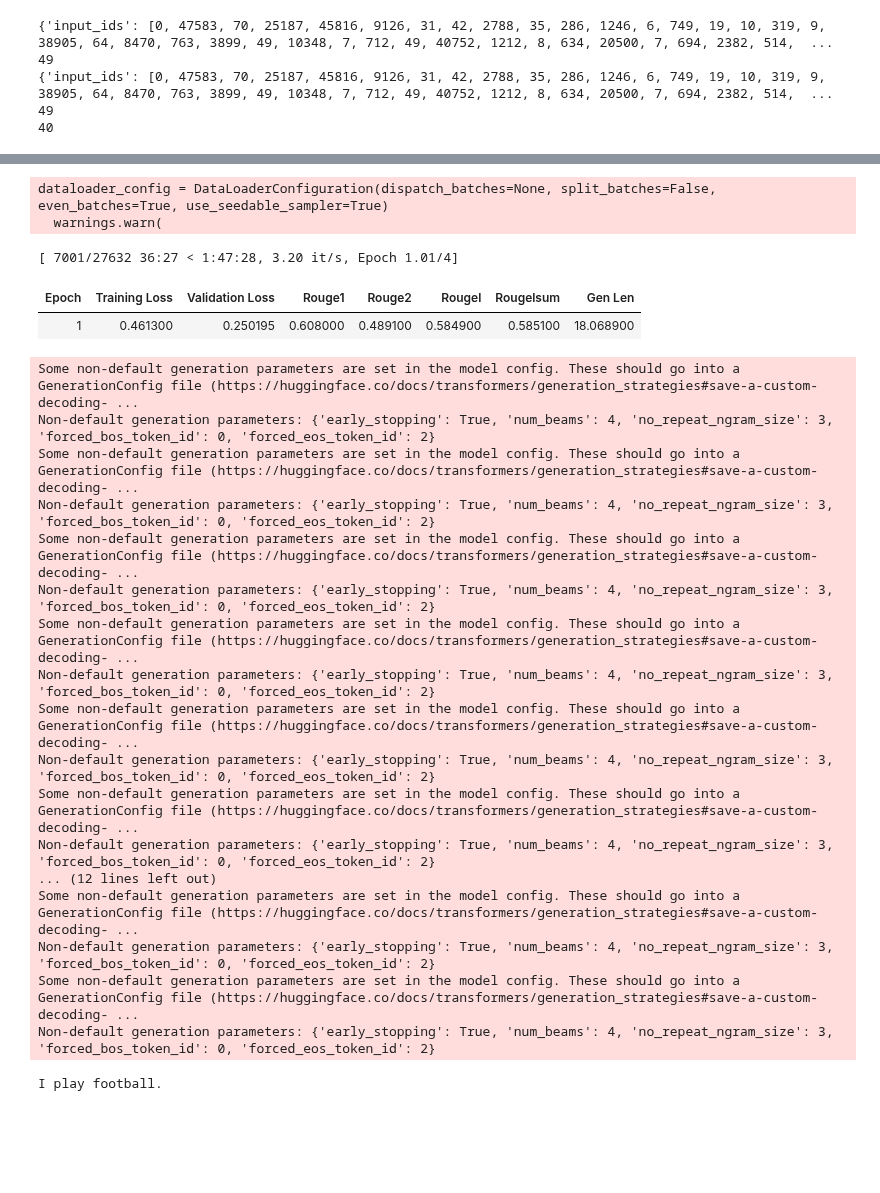
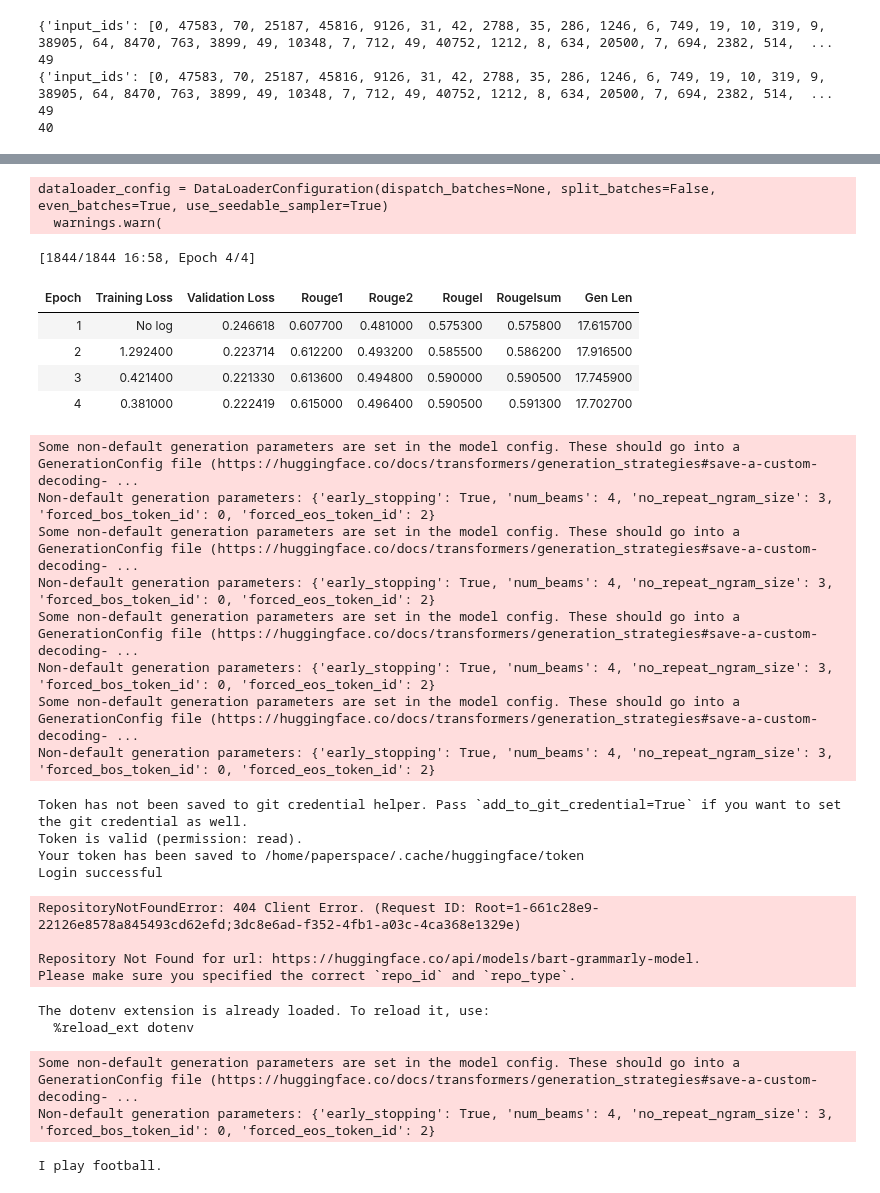
Before and after one commit to iliazlobin/transformers-labs, a Jupyter notebook: model-training/model-training.ipynb, the cells around one changed output, grey strips where cells are left out. Cells and saved outputs as stored; diff of their text form; code cells hidden in the pictures; blank space fills up the shorter version.

Commit message:
training copmlete

```diff
--- a/model-training/model-training.ipynb
+++ b/model-training/model-training.ipynb
@@ -282,36 +283,39 @@ total/used/cuda/res/ram (Gb): 10.00/5.79/2.28/3.46/16.87
 # %%
 training_args = Seq2SeqTrainingArguments(
-    output_dir="bart-grammarly-model",
+    output_dir="bart-grammarly-train",
     evaluation_strategy="epoch",
     learning_rate=2e-5,
-    per_device_train_batch_size=10,
-    per_device_eval_batch_size=10,
+    per_device_train_batch_size=150,
+    per_device_eval_batch_size=150,
     weight_decay=0.01,
     save_total_limit=3,
     num_train_epochs=4,
     predict_with_generate=True,
     fp16=True,
     # push_to_hub=True,
 )
 
 trainer = Seq2SeqTrainer(
     model=model,
     args=training_args,
     train_dataset=processed_data["train"],
     eval_dataset=processed_data["test"],
     tokenizer=tokenizer,
     data_collator=data_collator,
     compute_metrics=compute_metrics,
 )
 
 trainer.train()
 trainer.save_model("bart-grammarly-model")
 # %% [output]
 dataloader_config = DataLoaderConfiguration(dispatch_batches=None, split_batches=False, even_batches=True, use_seedable_sampler=True)
   warnings.warn(
-[ 7001/27632 36:27 < 1:47:28, 3.20 it/s, Epoch 1.01/4]
+[1844/1844 16:58, Epoch 4/4]
 | Epoch | Training Loss | Validation Loss | Rouge1 | Rouge2 | Rougel | Rougelsum | Gen Len |
-| 1 | 0.461300 | 0.250195 | 0.608000 | 0.489100 | 0.584900 | 0.585100 | 18.068900 |
+| 1 | No log | 0.246618 | 0.607700 | 0.481000 | 0.575300 | 0.575800 | 17.615700 |
+| 2 | 1.292400 | 0.223714 | 0.612200 | 0.493200 | 0.585500 | 0.586200 | 17.916500 |
+| 3 | 0.421400 | 0.221330 | 0.613600 | 0.494800 | 0.590000 | 0.590500 | 17.745900 |
+| 4 | 0.381000 | 0.222419 | 0.615000 | 0.496400 | 0.590500 | 0.591300 | 17.702700 |
 Some non-default generation parameters are set in the model config. These should go into a GenerationConfig file (https://huggingface.co/docs/transformers/generation_strategies#save-a-custom-decoding- ...
 Non-default generation parameters: {'early_stopping': True, 'num_beams': 4, 'no_repeat_ngram_size': 3, 'forced_bos_token_id': 0, 'forced_eos_token_id': 2}
 Some non-default generation parameters are set in the model config. These should go into a GenerationConfig file (https://huggingface.co/docs/transformers/generation_strategies#save-a-custom-decoding- ...
@@ -320,15 +324,32 @@ Some non-default generation parameters are set in the model config. These should
 Non-default generation parameters: {'early_stopping': True, 'num_beams': 4, 'no_repeat_ngram_size': 3, 'forced_bos_token_id': 0, 'forced_eos_token_id': 2}
 Some non-default generation parameters are set in the model config. These should go into a GenerationConfig file (https://huggingface.co/docs/transformers/generation_strategies#save-a-custom-decoding- ...
 Non-default generation parameters: {'early_stopping': True, 'num_beams': 4, 'no_repeat_ngram_size': 3, 'forced_bos_token_id': 0, 'forced_eos_token_id': 2}
-Some non-default generation parameters are set in the model config. These should go into a GenerationConfig file (https://huggingface.co/docs/transformers/generation_strategies#save-a-custom-decoding- ...
-Non-default generation parameters: {'early_stopping': True, 'num_beams': 4, 'no_repeat_ngram_size': 3, 'forced_bos_token_id': 0, 'forced_eos_token_id': 2}
-Some non-default generation parameters are set in the model config. These should go into a GenerationConfig file (https://huggingface.co/docs/transformers/generation_strategies#save-a-custom-decoding- ...
-Non-default generation parameters: {'early_stopping': True, 'num_beams': 4, 'no_repeat_ngram_size': 3, 'forced_bos_token_id': 0, 'forced_eos_token_id': 2}
-... (12 lines left out)
-Some non-default generation parameters are set in the model config. These should go into a GenerationConfig file (https://huggingface.co/docs/transformers/generation_strategies#save-a-custom-decoding- ...
-Non-default generation parameters: {'early_stopping': True, 'num_beams': 4, 'no_repeat_ngram_size': 3, 'forced_bos_token_id': 0, 'forced_eos_token_id': 2}
-Some non-default generation parameters are set in the model config. These should go into a GenerationConfig file (https://huggingface.co/docs/transformers/generation_strategies#save-a-custom-decoding- ...
-Non-default generation parameters: {'early_stopping': True, 'num_beams': 4, 'no_repeat_ngram_size': 3, 'forced_bos_token_id': 0, 'forced_eos_token_id': 2}
+# %%
+!huggingface-cli login --token $HUGGING_FACE_TOKEN
+
+trainer.push_to_hub("bart-grammarly")
+# %% [output]
+Token has not been saved to git credential helper. Pass `add_to_git_credential=True` if you want to set the git credential as well.
+Token is valid (permission: read).
+Your token has been saved to /home/paperspace/.cache/huggingface/token
+Login successful
+RepositoryNotFoundError: 404 Client Error. (Request ID: Root=1-661c28e9-22126e8578a845493cd62efd;3dc8e6ad-f352-4fb1-a03c-4ca368e1329e)
+
+Repository Not Found for url: https://huggingface.co/api/models/bart-grammarly-model.
+Please make sure you specified the correct `repo_id` and `repo_type`.
+# %%
+from transformers import BartForConditionalGeneration
+
+tokenizer = BartTokenizer.from_pretrained('./bart-grammarly-model')
+model = BartForConditionalGeneration.from_pretrained('./bart-grammarly-model', device_map=0)
+# print(model.config)
+
+model.push_to_hub("iliazlobin/bart-grammarly", token=os.getenv("HUGGING_FACE_TOKEN"))
+# %% [output]
+The dotenv extension is already loaded. To reload it, use:
+  %reload_ext dotenv
+Some non-default generation parameters are set in the model config. These should go into a GenerationConfig file (https://huggingface.co/docs/transformers/generation_strategies#save-a-custom-decoding- ...
+Non-default generation parameters: {'early_stopping': True, 'num_beams': 4, 'no_repeat_ngram_size': 3, 'forced_bos_token_id': 0, 'forced_eos_token_id': 2}
 # %%
 from transformers import BartForConditionalGeneration
 
```
Also changed, not shown: parts of 3 cells of this notebook, 1 other file.
